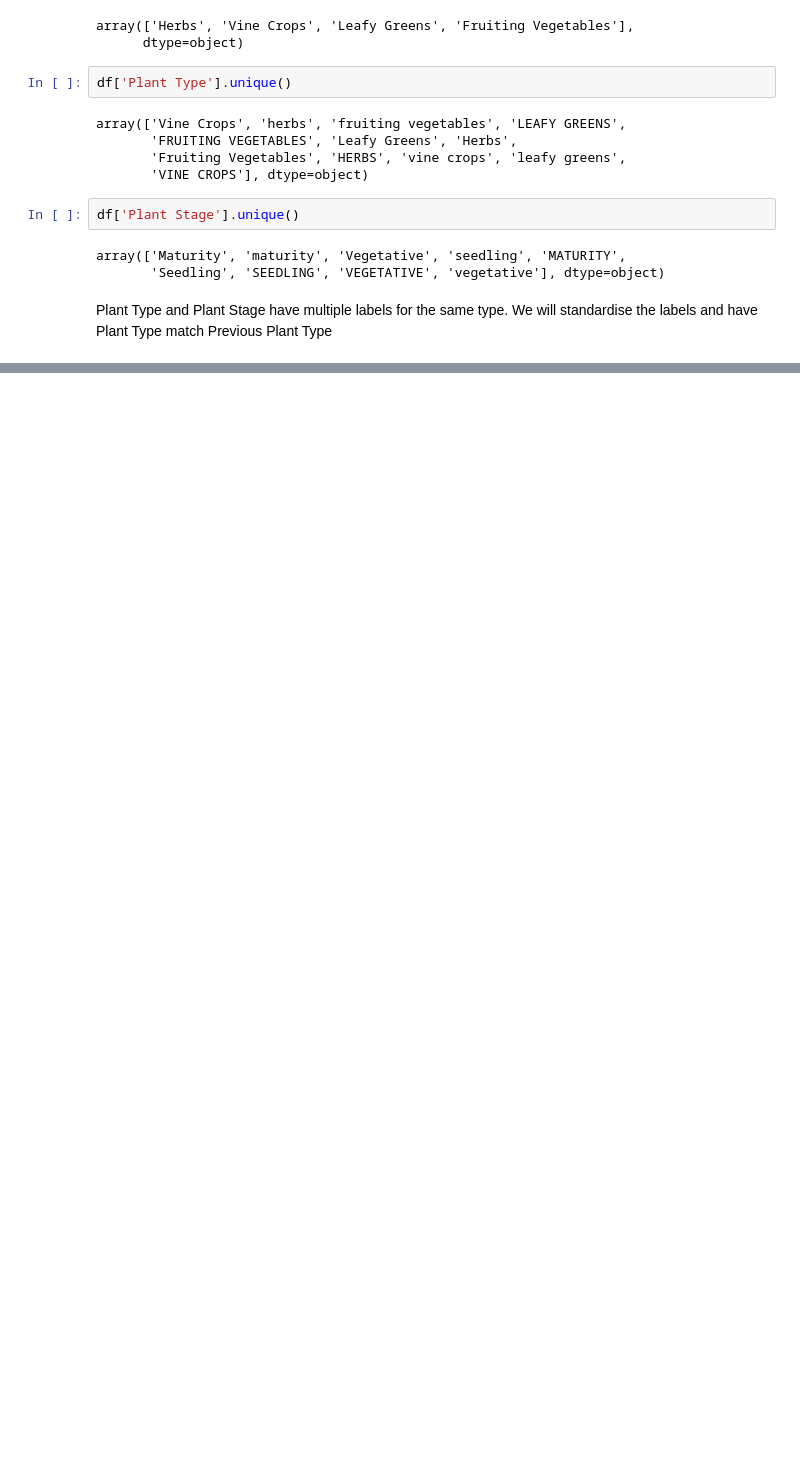
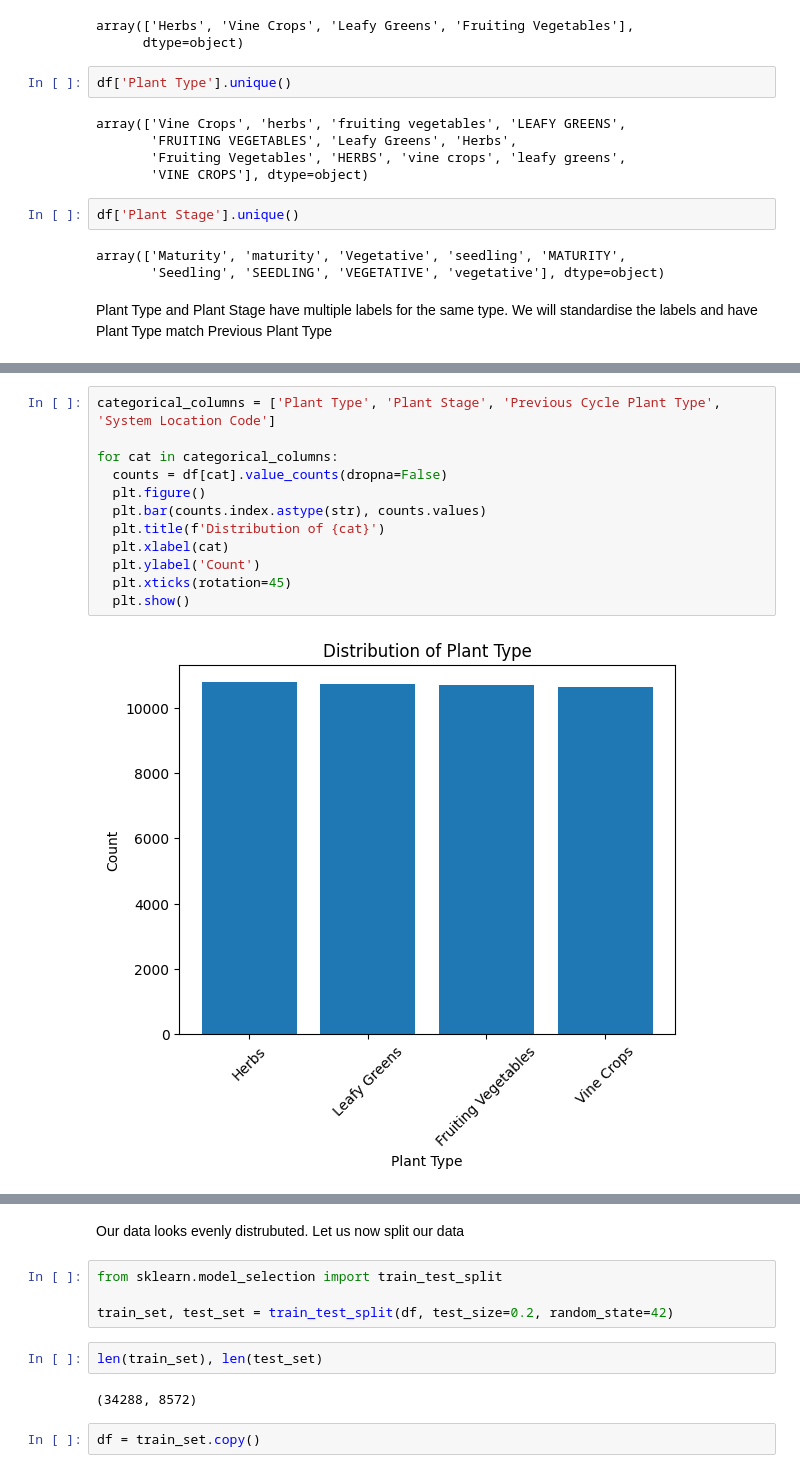
Before and after one commit to Anish-Gholap/agricultural-ml-pipeline, a Jupyter notebook: eda.ipynb, the cells around one changed output, grey strips where cells are left out. Saved outputs shown, nothing was run; the diff lists cells and outputs as text; blank space fills up the shorter version.

```diff
--- a/eda.ipynb
+++ b/eda.ipynb
@@ -232,0 +283,14 @@ mapping = {
+# %%
+categorical_columns = ['Plant Type', 'Plant Stage', 'Previous Cycle Plant Type', 'System Location Code']
+
+for cat in categorical_columns:
+  counts = df[cat].value_counts(dropna=False)
+  plt.figure()
+  plt.bar(counts.index.astype(str), counts.values)
+  plt.title(f'Distribution of {cat}')
+  plt.xlabel(cat)
+  plt.ylabel('Count')
+  plt.xticks(rotation=45)
+  plt.show()
+# %% [output]
+[figure, added]
@@ -232,0 +300,12 @@ mapping = {
+# %% [markdown]
+Our data looks evenly distrubuted. Let us now split our data
+# %%
+from sklearn.model_selection import train_test_split
+
+train_set, test_set = train_test_split(df, test_size=0.2, random_state=42)
+# %%
+len(train_set), len(test_set)
+# %% [output]
+(34288, 8572)
+# %%
+df = train_set.copy()
```
Also changed, not shown: parts of 16 cells of this notebook.
